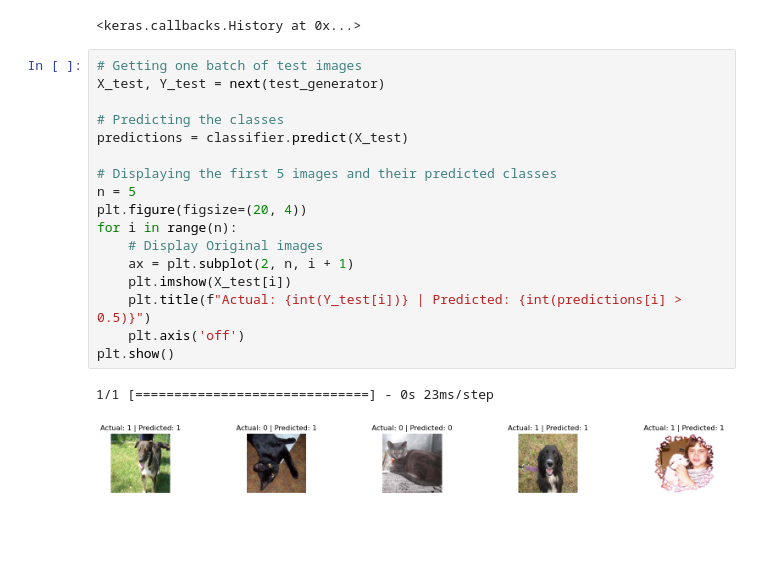
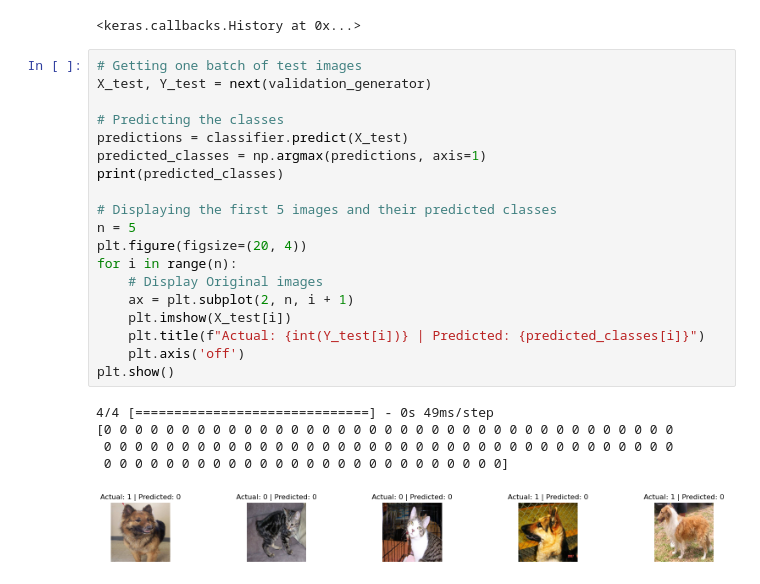
Before and after one commit to brenttsss/cats-dogs-autoencoder, a Jupyter notebook: unsupervised_learning.ipynb, the cells around one changed output. Cells and saved outputs as stored; diff of their text form; blank space fills up the shorter version.

Commit message:
Update test image prediction and display logic
Replaced `test_generator` with `validation_generator` and improved prediction handling. Introduced `predicted_classes` for clearer visualization and corrected deprecation warnings related to NumPy array conversion.

```diff
--- a/unsupervised_learning.ipynb
+++ b/unsupervised_learning.ipynb
@@ -245,21 +245,26 @@ Epoch 20/20
 <keras.callbacks.History at 0x...>
 # %%
 # Getting one batch of test images
-X_test, Y_test = next(test_generator)
+X_test, Y_test = next(validation_generator)
 
 # Predicting the classes
 predictions = classifier.predict(X_test)
+predicted_classes = np.argmax(predictions, axis=1)
+print(predicted_classes)
 
 # Displaying the first 5 images and their predicted classes
 n = 5
 plt.figure(figsize=(20, 4))
 for i in range(n):
     # Display Original images
     ax = plt.subplot(2, n, i + 1)
     plt.imshow(X_test[i])
-    plt.title(f"Actual: {int(Y_test[i])} | Predicted: {int(predictions[i] > 0.5)}")
+    plt.title(f"Actual: {int(Y_test[i])} | Predicted: {predicted_classes[i]}")
     plt.axis('off')
 plt.show()
 # %% [output]
-1/1 [==============================] - 0s 23ms/step
+4/4 [==============================] - 0s 49ms/step
+[0 0 0 0 0 0 0 0 0 0 0 0 0 0 0 0 0 0 0 0 0 0 0 0 0 0 0 0 0 0 0 0 0 0 0 0 0
+ 0 0 0 0 0 0 0 0 0 0 0 0 0 0 0 0 0 0 0 0 0 0 0 0 0 0 0 0 0 0 0 0 0 0 0 0 0
+ 0 0 0 0 0 0 0 0 0 0 0 0 0 0 0 0 0 0 0 0 0 0 0 0 0 0]
-[figure, old version]
+[figure, new version]
```
